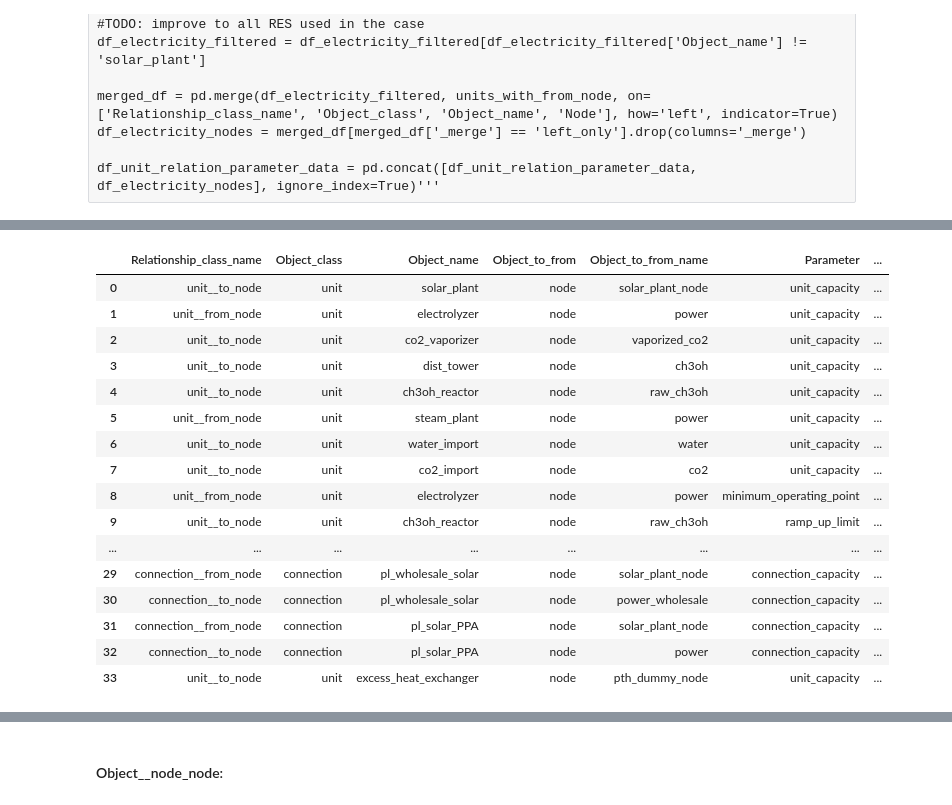
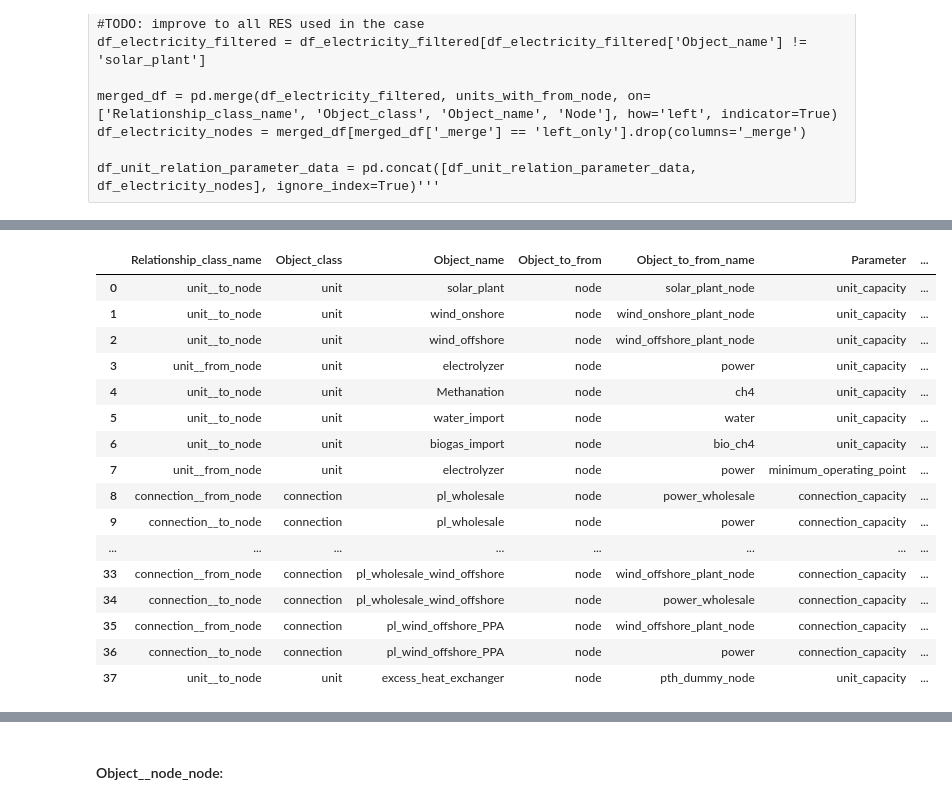
Before and after one commit to CSEI-EU/Nord_H2ub, a Jupyter notebook: spine_projects/01_input_data/00_functions/please_ignore.ipynb, the cells around one changed output, grey strips where cells are left out. Saved outputs shown, nothing was run; the diff lists cells and outputs as text; code cells hidden in the pictures.

Commit message:
fixed bug with importer in spinetoolbox: - changed wrong wind names for nodes in Energy prices - changed wrong wind names for nodes in user constraint relation values

```diff
--- a/spine_projects/01_input_data/00_functions/please_ignore.ipynb
+++ b/spine_projects/01_input_data/00_functions/please_ignore.ipynb
@@ -717,44 +713,42 @@ df_object__node.head(100)
 # %%
 # Create a DataFrame for the definition of the object_node relationships
 df_object__node_definitions = pd.DataFrame(df_object__node[['Relationship_class_name', 'Object_class', 'Object_name', 'Object_to_from', 'Object_to_from_name']])
 df_object__node_definitions = df_object__node_definitions.drop_duplicates()
 df_object__node_definitions = df_object__node_definitions.reset_index(drop=True)
 
 # Add district heating
 if district_heating:
     df_object__node_definitions = pd.concat([df_object__node_definitions, dh_sheets_mapping['Object__to_from_node_definition']], ignore_index=True)
 else:
     pass
 
 # Drop rows where no parameters for the relationship are defined (column has missing values (NaN or None))
 drop_no_value_column = 'Parameter'
 df_object__node_values = df_object__node[df_object__node[drop_no_value_column] != '']
 
 # Add district heating
 if district_heating:
     df_object__node_values = pd.concat([df_object__node_values, dh_sheets_mapping['Object__to_from_node']], ignore_index=True)
-else:
-    pass
 
 df_object__node_values.head(70)
 # %% [output]
 |  | Relationship_class_name | Object_class | Object_name | Object_to_from | Object_to_from_name | Parameter | ... |
 | 0 | unit__to_node | unit | solar_plant | node | solar_plant_node | unit_capacity | ... |
-| 1 | unit__from_node | unit | electrolyzer | node | power | unit_capacity | ... |
-| 2 | unit__to_node | unit | co2_vaporizer | node | vaporized_co2 | unit_capacity | ... |
-| 3 | unit__to_node | unit | dist_tower | node | ch3oh | unit_capacity | ... |
-| 4 | unit__to_node | unit | ch3oh_reactor | node | raw_ch3oh | unit_capacity | ... |
-| 5 | unit__from_node | unit | steam_plant | node | power | unit_capacity | ... |
-| 6 | unit__to_node | unit | water_import | node | water | unit_capacity | ... |
-| 7 | unit__to_node | unit | co2_import | node | co2 | unit_capacity | ... |
-| 8 | unit__from_node | unit | electrolyzer | node | power | minimum_operating_point | ... |
-| 9 | unit__to_node | unit | ch3oh_reactor | node | raw_ch3oh | ramp_up_limit | ... |
+| 1 | unit__to_node | unit | wind_onshore | node | wind_onshore_plant_node | unit_capacity | ... |
+| 2 | unit__to_node | unit | wind_offshore | node | wind_offshore_plant_node | unit_capacity | ... |
+| 3 | unit__from_node | unit | electrolyzer | node | power | unit_capacity | ... |
+| 4 | unit__to_node | unit | Methanation | node | ch4 | unit_capacity | ... |
+| 5 | unit__to_node | unit | water_import | node | water | unit_capacity | ... |
+| 6 | unit__to_node | unit | biogas_import | node | bio_ch4 | unit_capacity | ... |
+| 7 | unit__from_node | unit | electrolyzer | node | power | minimum_operating_point | ... |
+| 8 | connection__from_node | connection | pl_wholesale | node | power_wholesale | connection_capacity | ... |
+| 9 | connection__to_node | connection | pl_wholesale | node | power | connection_capacity | ... |
 | ... | ... | ... | ... | ... | ... | ... | ... |
-| 29 | connection__from_node | connection | pl_wholesale_solar | node | solar_plant_node | connection_capacity | ... |
-| 30 | connection__to_node | connection | pl_wholesale_solar | node | power_wholesale | connection_capacity | ... |
-| 31 | connection__from_node | connection | pl_solar_PPA | node | solar_plant_node | connection_capacity | ... |
-| 32 | connection__to_node | connection | pl_solar_PPA | node | power | connection_capacity | ... |
-| 33 | unit__to_node | unit | excess_heat_exchanger | node | pth_dummy_node | unit_capacity | ... |
+| 33 | connection__from_node | connection | pl_wholesale_wind_offshore | node | wind_offshore_plant_node | connection_capacity | ... |
+| 34 | connection__to_node | connection | pl_wholesale_wind_offshore | node | power_wholesale | connection_capacity | ... |
+| 35 | connection__from_node | connection | pl_wind_offshore_PPA | node | wind_offshore_plant_node | connection_capacity | ... |
+| 36 | connection__to_node | connection | pl_wind_offshore_PPA | node | power | connection_capacity | ... |
+| 37 | unit__to_node | unit | excess_heat_exchanger | node | pth_dummy_node | unit_capacity | ... |
 # %%
 # Add rest of to/from_node relations
 rows_to_add = []
```
Also changed, not shown: parts of 28 cells of this notebook, 8 other files.
